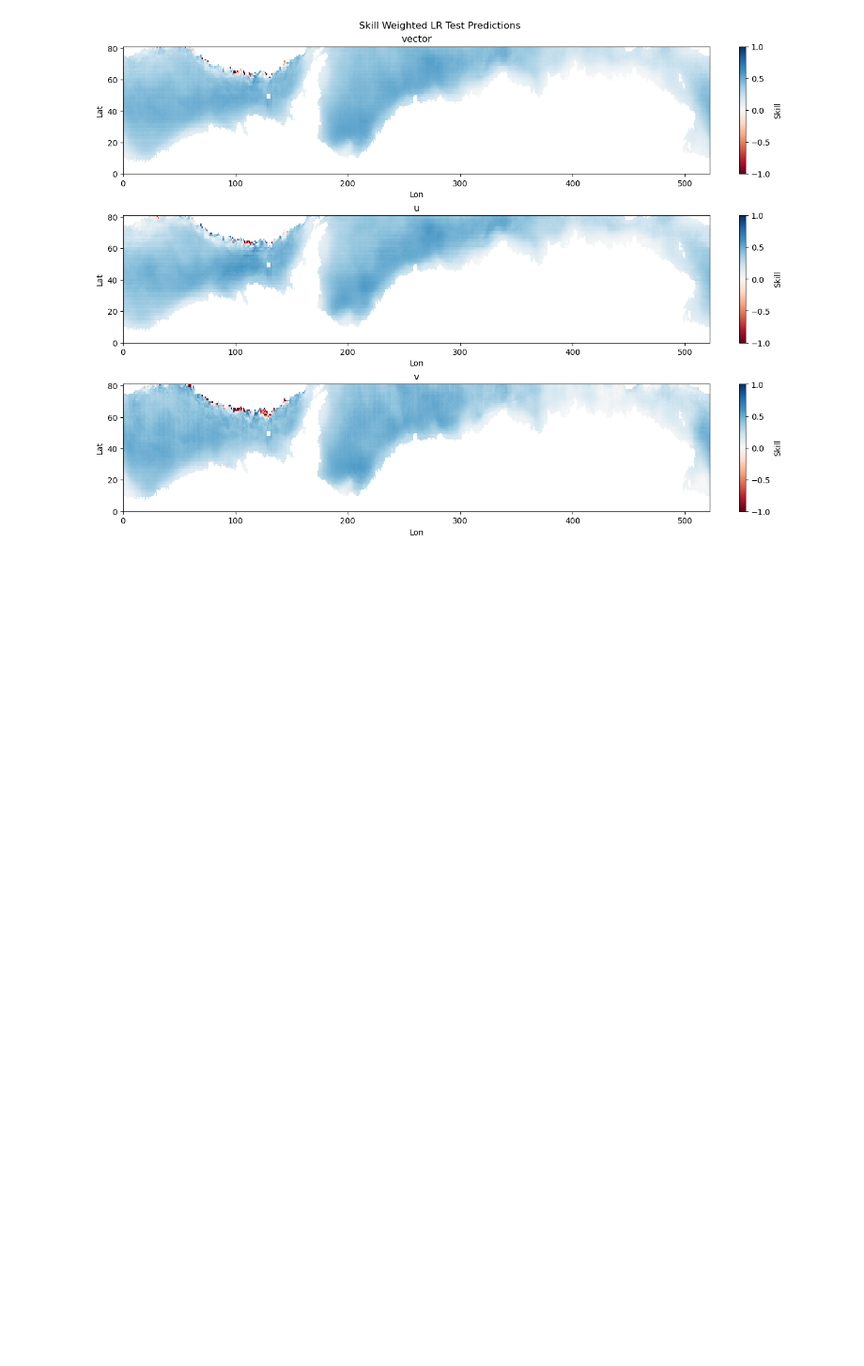
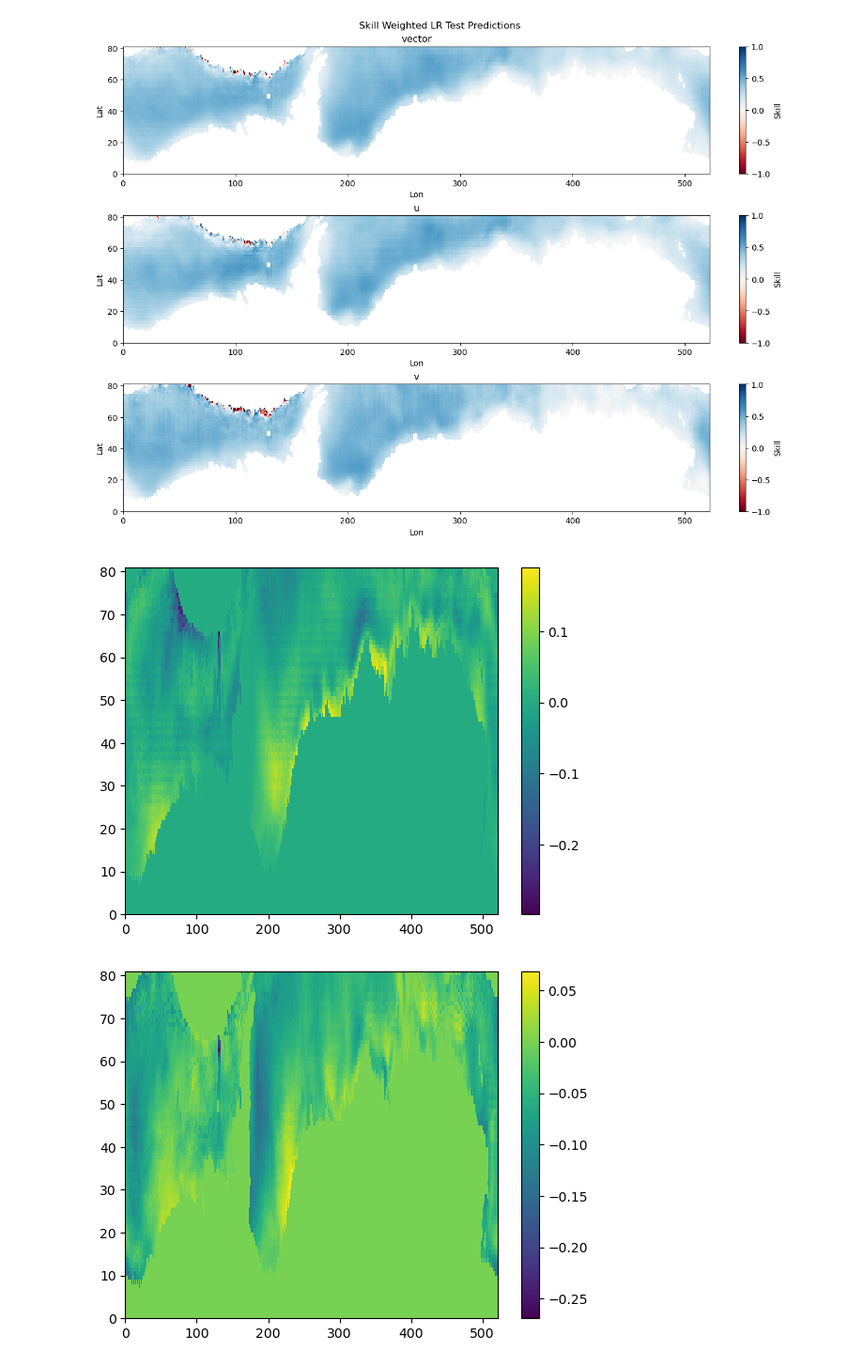
Before and after one commit to jackbassham/thesis-rough, a Jupyter notebook: old-notebooks/LRV3Weighted.ipynb, the cells around one changed output. Shown at 94% size. Drawn from its saved outputs; the diff is of its cells as text; code cells hidden in the pictures; blank space fills up the shorter version.

Commit message:
plot coefficients

```diff
--- a/old-notebooks/LRV3Weighted.ipynb
+++ b/old-notebooks/LRV3Weighted.ipynb
@@ -236,7 +321,7 @@ invars_train = [uit_tr, vit_tr, rt_tr, uwt_tr, vwt_tr, icy_tr]
 # print('Train Test split complete')
 # %%
 # Train linear regression
-m, fit_train, true_train = lr_weighted_train(invars_train)
+zm, fit_train, true_train = lr_weighted_train(invars_train)
 
 print("All Training Points Complete")
 # %% [output]
@@ -370,3 +455,23 @@ _, _, _ = return_plot_skill(fit_train, true_train, f'Weighted LR Train Fit')
 _, _, _ = return_plot_skill(pred_test, true_test, f'Weighted LR Test Predictions')
 # %% [output]
 [figure]
+# %%
+_, nlat, nlon = np.shape(zm)
+
+m = np.full((6, nlat, nlon), np.nan) # model coefficients, real
+
+# Convert training coefficients to real
+m[0, :, :] = zm[0, :, :].real # C_uproj, (constant)
+m[1, :, :] = zm[0, :, :].imag # C_vproj, (constant)
+m[2, :, :] = zm[1, :, :].real # A_uproj, (ua_t0)
+m[3, :, :] = zm[1, :, :].imag # A_uproj, (va_t0)
+m[4, :, :] = zm[2, :, :].real # B_uproj, (ci_t1)
+m[5, :, :] = zm[2, :, :].imag # B_uproj, (ci_t1)
+# %%
+for im in m:
+    plt.pcolormesh(im)
+    plt.colorbar()
+    plt.show()
+# %% [output]
+[figure, added]
+[figure, added]
```
Also changed, not shown: parts of 4 cells of this notebook.
